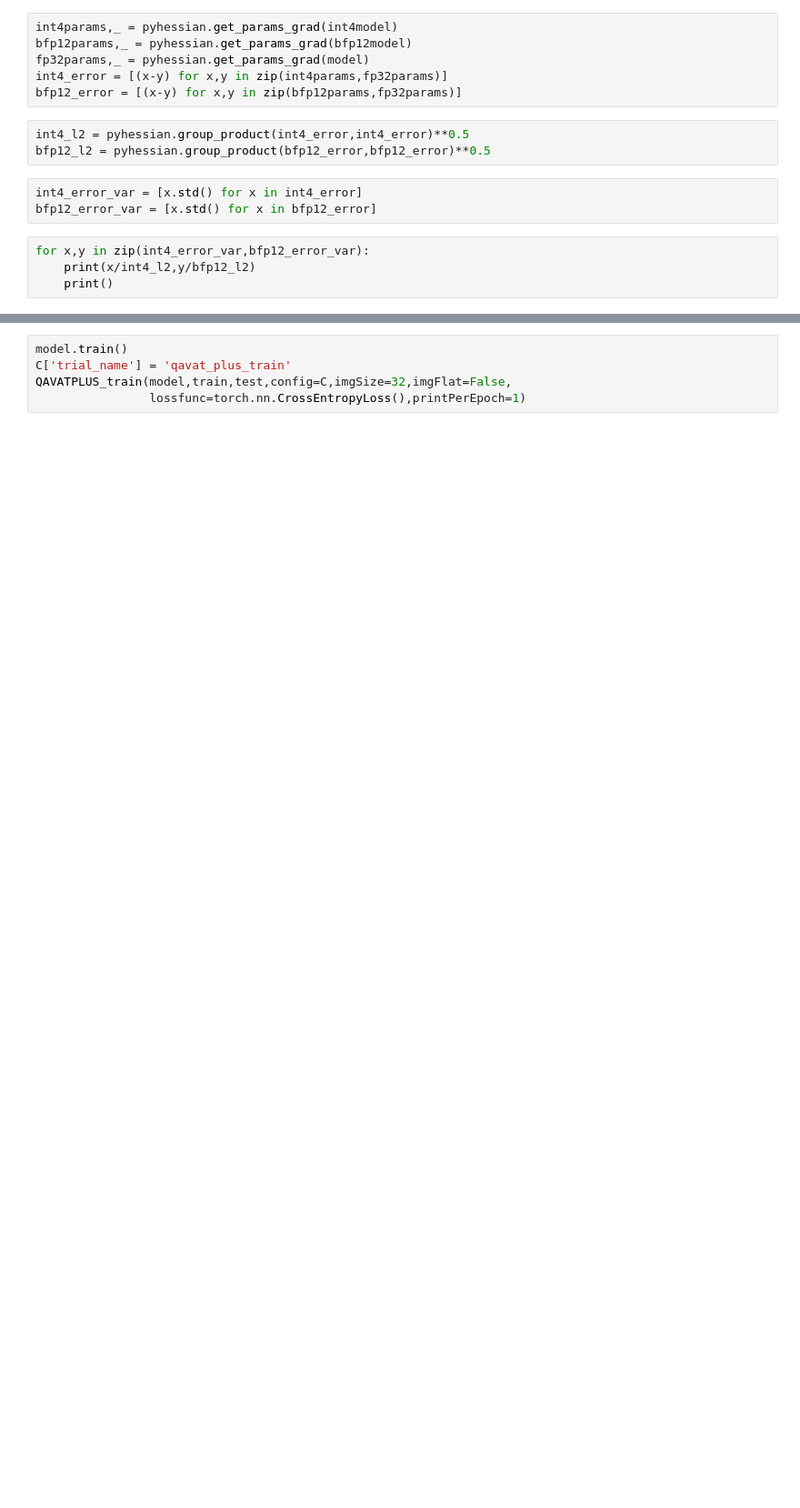
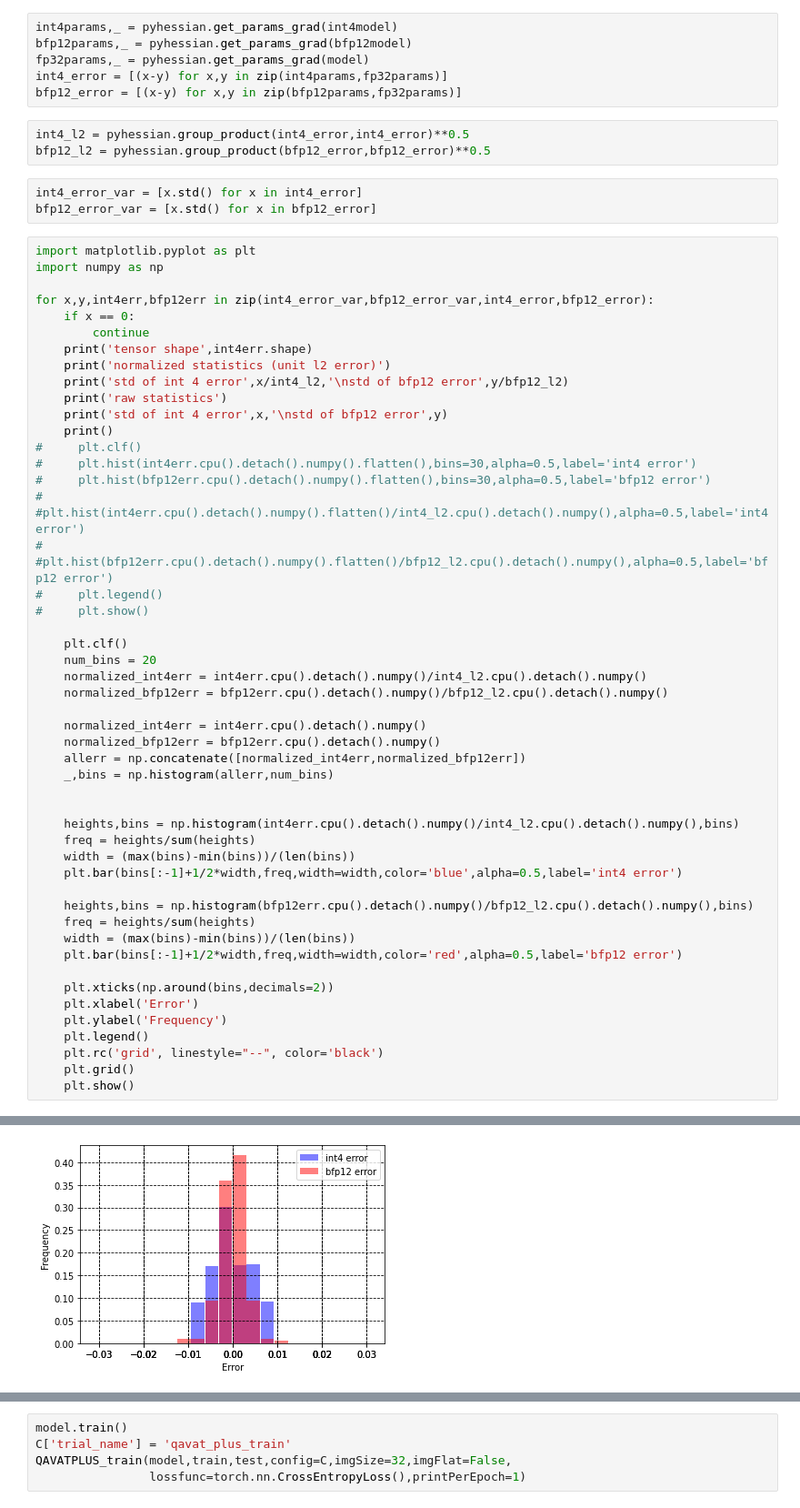
Before and after one commit to JamesTuna/CLADO_MPQ, a Jupyter notebook: dev.ipynb, the cells around one changed output, grey strips where cells are left out. Shown: that part at 91% size. Drawn from its saved outputs; the diff is of its cells as text; blank space fills up the shorter version.

```diff
--- a/dev.ipynb
+++ b/dev.ipynb
@@ -42,6 +61,52 @@ bfp12_l2 = pyhessian.group_product(bfp12_error,bfp12_error)**0.5
 int4_error_var = [x.std() for x in int4_error]
 bfp12_error_var = [x.std() for x in bfp12_error]
 # %%
-for x,y in zip(int4_error_var,bfp12_error_var):
-    print(x/int4_l2,y/bfp12_l2)
+import matplotlib.pyplot as plt
+import numpy as np
+
+for x,y,int4err,bfp12err in zip(int4_error_var,bfp12_error_var,int4_error,bfp12_error):
+    if x == 0:
+        continue
+    print('tensor shape',int4err.shape)
+    print('normalized statistics (unit l2 error)')
+    print('std of int 4 error',x/int4_l2,'\nstd of bfp12 error',y/bfp12_l2)
+    print('raw statistics')
+    print('std of int 4 error',x,'\nstd of bfp12 error',y)
     print()
+#     plt.clf()
+#     plt.hist(int4err.cpu().detach().numpy().flatten(),bins=30,alpha=0.5,label='int4 error')
+#     plt.hist(bfp12err.cpu().detach().numpy().flatten(),bins=30,alpha=0.5,label='bfp12 error')
+#     #plt.hist(int4err.cpu().detach().numpy().flatten()/int4_l2.cpu().detach().numpy(),alpha=0.5,label='int4 error')
+#     #plt.hist(bfp12err.cpu().detach().numpy().flatten()/bfp12_l2.cpu().detach().numpy(),alpha=0.5,label='bfp12 error')
+#     plt.legend()
+#     plt.show()
+
+    plt.clf()
+    num_bins = 20
+    normalized_int4err = int4err.cpu().detach().numpy()/int4_l2.cpu().detach().numpy()
+    normalized_bfp12err = bfp12err.cpu().detach().numpy()/bfp12_l2.cpu().detach().numpy()
+
+    normalized_int4err = int4err.cpu().detach().numpy()
+    normalized_bfp12err = bfp12err.cpu().detach().numpy()
+    allerr = np.concatenate([normalized_int4err,normalized_bfp12err])
+    _,bins = np.histogram(allerr,num_bins)
+
+
+    heights,bins = np.histogram(int4err.cpu().detach().numpy()/int4_l2.cpu().detach().numpy(),bins)
+    freq = heights/sum(heights)
+    width = (max(bins)-min(bins))/(len(bins))
+    plt.bar(bins[:-1]+1/2*width,freq,width=width,color='blue',alpha=0.5,label='int4 error')
+
+    heights,bins = np.histogram(bfp12err.cpu().detach().numpy()/bfp12_l2.cpu().detach().numpy(),bins)
+    freq = heights/sum(heights)
+    width = (max(bins)-min(bins))/(len(bins))
+    plt.bar(bins[:-1]+1/2*width,freq,width=width,color='red',alpha=0.5,label='bfp12 error')
+
+    plt.xticks(np.around(bins,decimals=2))
+    plt.xlabel('Error')
+    plt.ylabel('Frequency')
+    plt.legend()
+    plt.rc('grid', linestyle="--", color='black')
+    plt.grid()
+    plt.show()
+# %% [output]
@@ -47,0 +120 @@ for x,y in zip(int4_error_var,bfp12_error_var):
+[figure, added]
```
Also changed, not shown: parts of 15 cells of this notebook.
